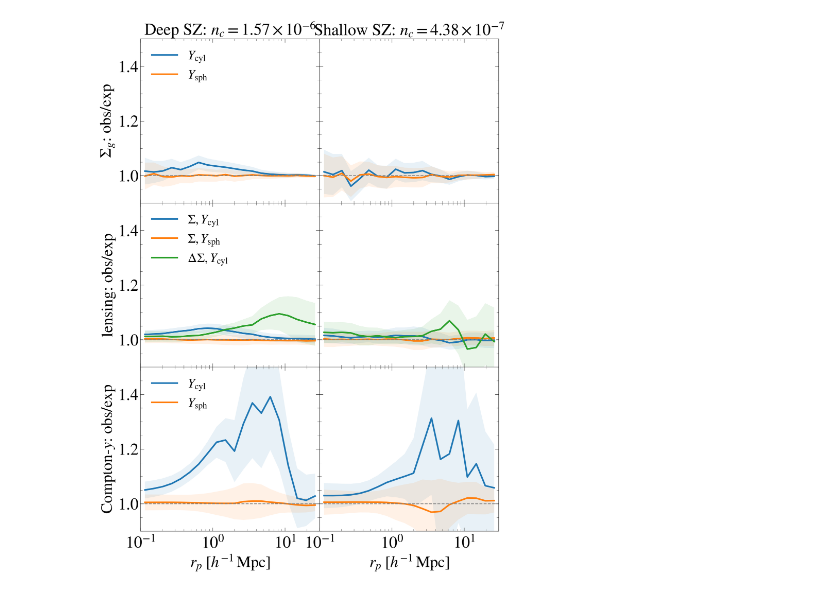
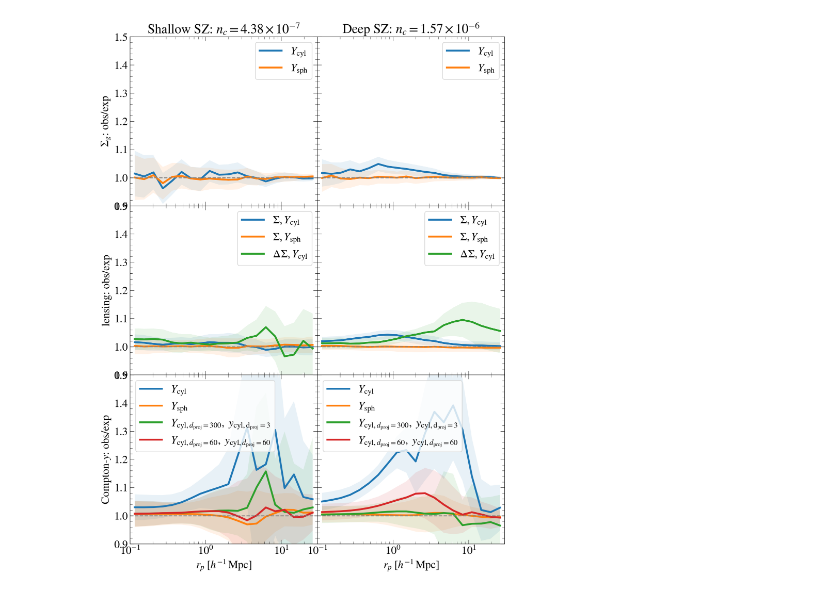
Before and after one commit to LeiAstro/projections_selection-bias_for_multi-wave_clusters_FLAMINGO, a Jupyter notebook: code/Y_selection_plot_add_data.ipynb, the cells around one changed output. Drawn from its saved outputs; the diff is of its cells as text; code cells hidden in the pictures.

Commit message:
Upload data, two plots, and Y_corr/sel notebooks

```diff
--- a/code/Y_selection_plot_add_data.ipynb
+++ b/code/Y_selection_plot_add_data.ipynb
@@ -125,9 +138,9 @@ fig, axes = plt.subplots(
 )
 
 col_titles = [ # (cMpc/h)^3
+    r"Shallow SZ: $n_c = 4.38\times10^{-7}$", #SPT-SZ like,
     r"Deep SZ: $n_c = 1.57\times10^{-6}$",  # SPT-pol like,
-    r"Shallow SZ: $n_c = 4.38\times10^{-7}$", # SPT-SZ like,
-] # Note: larger sample (lower mass) on the left side
+]
 
 row_ylabels = [
     r"$\Sigma_g$: obs/exp",
@@ -146,18 +159,18 @@ for col in range(ncols):
 
 for row in range(nrows):
     for col in range(ncols):
-        #survey_idx = col+2 ### 2 for SPT-SZ, 3 for SPTpol-500d
+        ax = axes[row, col]
+        survey_idx = col+2 ### 2 for SPT-SZ, 3 for SPTpol-500d
 
-        if col == 0:  # Deep
-            survey_idx = 3 ### SPT-pol-500d
+        if row == 0:  # galaxy distribution
 
-        if col == 1: # Shallow
-            survey_idx = 2 ### SPT-SZ
+            # rp = np.geomspace(0.1, 30) #### TODO: placeholder
+            # S = 0.1*rp+1 #### placeholder
+            # dS = 0.05 #### placeholder
 
-        ax = axes[row, col]
-        if row == 0:  # galaxy distribution
             # Y_selector_name = ["Y500c_true",  "Y5R500c_true", "Y500c_so_baseline_noise", "Y5R500c_so_baseline_noise"]
             # obs_name        = ["DS", "Sigma", "cy_true", "cy_so_baseline_noise", "Sigma_g_hd", "Sigma_g_ld"]
+
 
             y_sim = ycyl_data["Y500c_so_baseline_noise"]["results"]["Sigma_g_hd"]["bias_sim"][survey_idx, :]
             e_sim = ycyl_data["Y500c_so_baseline_noise"]["results"]["Sigma_g_hd"]["bias_sim_err"][survey_idx, :]
@@ -189,37 +202,51 @@ for row in range(nrows):
             ax.fill_between(rp, y_sim-e_sim, y_sim+e_sim, interpolate=True, facecolor=line[0].get_c(), alpha=0.1)
 
 
             y_sim = ycyl_data["Y500c_so_baseline_noise"]["results"]["DS"]["bias_sim"][survey_idx, :]
             e_sim = ycyl_data["Y500c_so_baseline_noise"]["results"]["DS"]["bias_sim_err"][survey_idx, :]
 
             line = ax.plot(rp, y_sim, lw=3, label=r"$\Delta\Sigma, Y_{\rm cyl}$") # no Ysph to avoid clutter
             ax.fill_between(rp, y_sim-e_sim, y_sim+e_sim, interpolate=True, facecolor=line[0].get_c(), alpha=0.1)
 
         if row == 2:  # SZ
 
             y_sim = ycyl_data["Y500c_so_baseline_noise"]["results"]["cy_so_baseline_noise"]["bias_sim"][survey_idx, :]
             e_sim = ycyl_data["Y500c_so_baseline_noise"]["results"]["cy_so_baseline_noise"]["bias_sim_err"][survey_idx, :]
 
             line = ax.plot(rp, y_sim, lw=3, label=r"$Y_{\rm cyl}$")
             ax.fill_between(rp, y_sim-e_sim, y_sim+e_sim, interpolate=True, facecolor=line[0].get_c(), alpha=0.1)
 
 
             y_sim = ycyl_data["Y500c_true"]["results"]["cy_true"]["bias_sim"][survey_idx, :]
             e_sim = ycyl_data["Y500c_true"]["results"]["cy_true"]["bias_sim_err"][survey_idx, :]
 
             line = ax.plot(rp, y_sim, lw=3, label=r"$Y_{\rm sph}$")
             ax.fill_between(rp, y_sim-e_sim, y_sim+e_sim, interpolate=True, facecolor=line[0].get_c(), alpha=0.1)
 
+            ### Add proj_depth = 60/3 cMpc/h for Y, cy w/o noise
+
+            y_sim = ycyl_data_3cmpch["Y500c_true"]["results"]["cy_true"]["bias_sim"][survey_idx, :]
+            e_sim = ycyl_data_3cmpch["Y500c_true"]["results"]["cy_true"]["bias_sim_err"][survey_idx, :]
+
+            line = ax.plot(rp, y_sim, lw=3, label=r"$Y_{\rm cyl,\it d_{\rm proj}=300},~y_{\rm cyl, d_{\rm proj}=3}$")
+            ax.fill_between(rp, y_sim-e_sim, y_sim+e_sim, interpolate=True, facecolor=line[0].get_c(), alpha=0.1)
+
+            y_sim = ycyl_data_60cmpch["Y500c_true"]["results"]["cy_true"]["bias_sim"][survey_idx, :]
+            e_sim = ycyl_data_60cmpch["Y500c_true"]["results"]["cy_true"]["bias_sim_err"][survey_idx, :]
+
+            line = ax.plot(rp, y_sim, lw=3, label=r"$Y_{\rm cyl,\it d_{\rm proj}=60},~y_{\rm cyl, \it d_{\rm proj}=60}$")
+            ax.fill_between(rp, y_sim-e_sim, y_sim+e_sim, interpolate=True, facecolor=line[0].get_c(), alpha=0.1)
+
+
         ax.axhline(1, c='gray', ls='--')
         ax.set_ylim(0.9, 1.5)
         ax.set_xlim(0.1, 30)
         ax.set_xscale('log')
-        if col==0:
-            ax.legend(loc=2)
+        ax.legend()
         ax.grid(False)
-plt.savefig('../plots/Y_selection.pdf')
+#plt.savefig('../plots/Y_selection.pdf')
 # %% [output]
-[figure, old version]
+[figure, new version]
 # %%
 # When calculating obs/exp, the models I used for different observables with KLLR:
 # profiles = {
```
Also changed, not shown: parts of 2 cells of this notebook, 5 other files.
